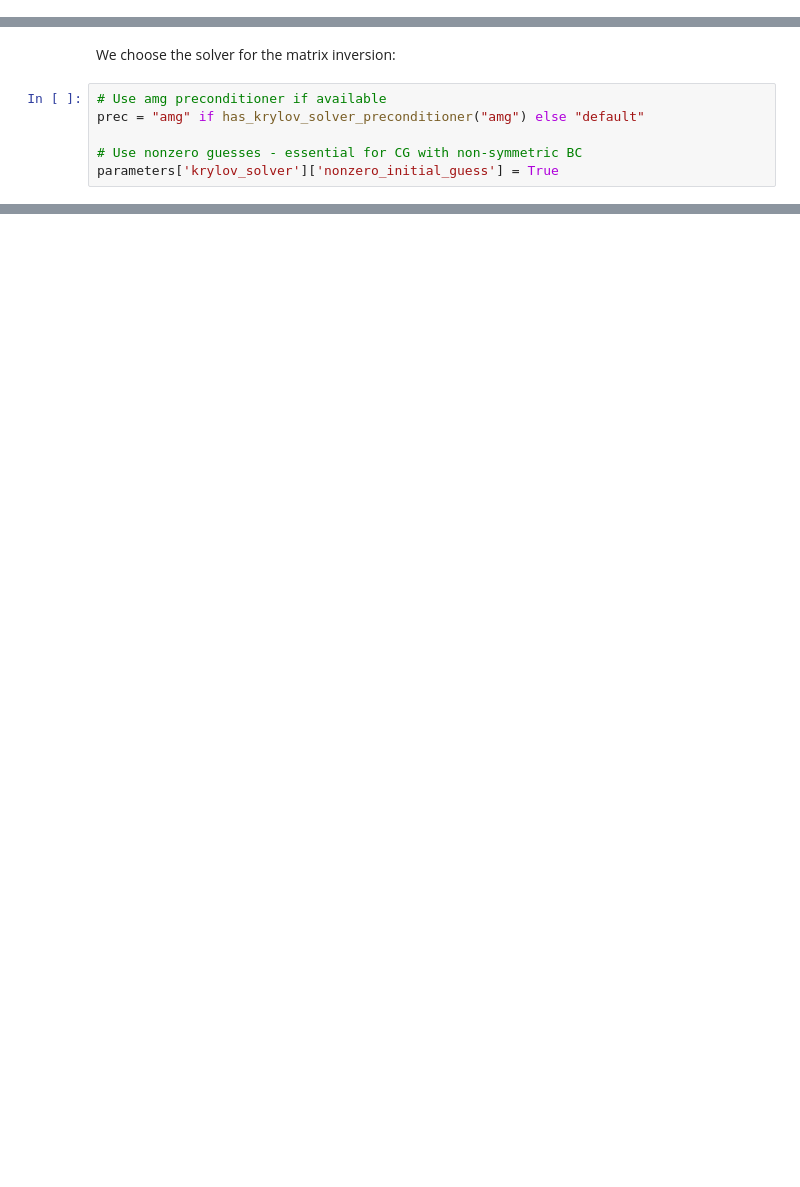
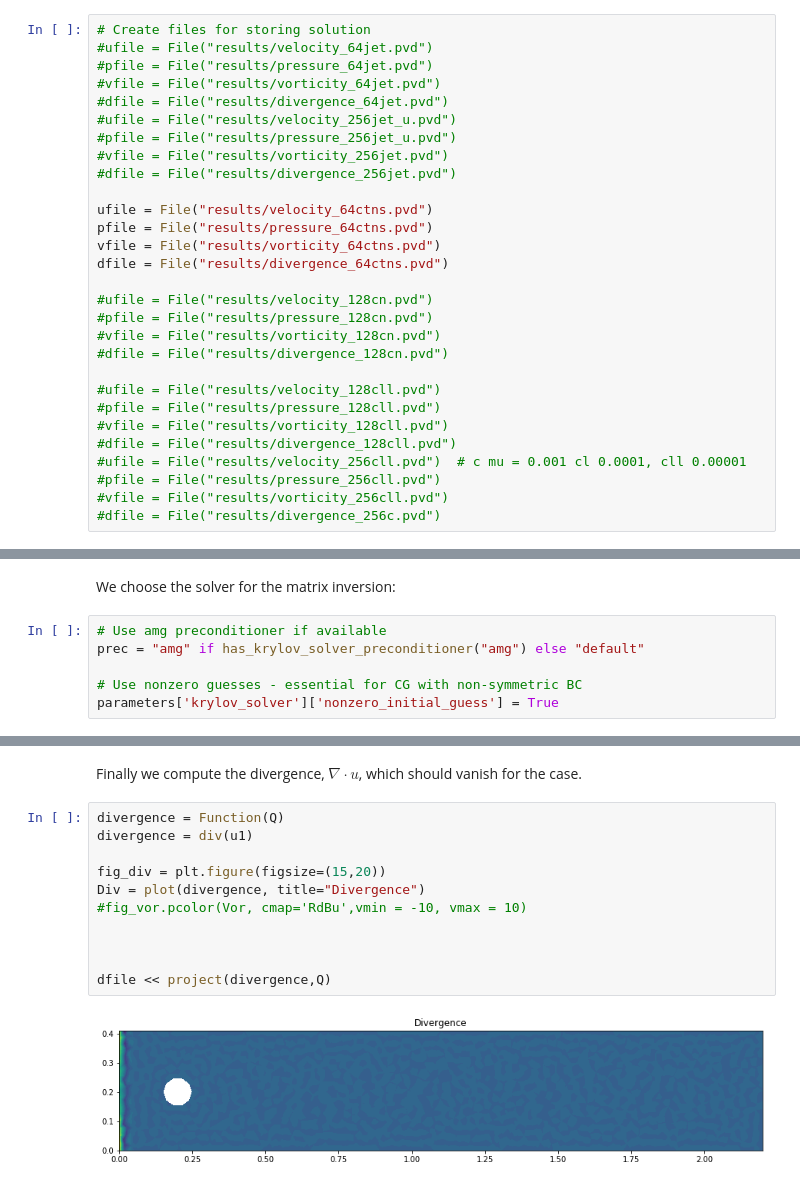
Before and after one commit to reula/Curso-Python, a Jupyter notebook: Fenics_tut/my_navier_stokes_cyl.ipynb, the cells around one changed output, grey strips where cells are left out. Saved outputs shown, nothing was run; the diff lists cells and outputs as text; blank space fills up the shorter version.

```diff
--- a/Fenics_tut/my_navier_stokes_cyl.ipynb
+++ b/Fenics_tut/my_navier_stokes_cyl.ipynb
@@ -132,5 +143,34 @@ plot(mesh)
 # %% [markdown]
 We now create the function spaces, notice the difference between the function spaces for the velocity and pressure spaces, not only on the geometrical character but also on the degree.
+# %%
+# Create files for storing solution
+#ufile = File("results/velocity_64jet.pvd")
+#pfile = File("results/pressure_64jet.pvd")
+#vfile = File("results/vorticity_64jet.pvd")
+#dfile = File("results/divergence_64jet.pvd")
+#ufile = File("results/velocity_256jet_u.pvd")
+#pfile = File("results/pressure_256jet_u.pvd")
+#vfile = File("results/vorticity_256jet.pvd")
+#dfile = File("results/divergence_256jet.pvd")
+
+ufile = File("results/velocity_64ctns.pvd")
+pfile = File("results/pressure_64ctns.pvd")
+vfile = File("results/vorticity_64ctns.pvd")
+dfile = File("results/divergence_64ctns.pvd")
+
+#ufile = File("results/velocity_128cn.pvd")
+#pfile = File("results/pressure_128cn.pvd")
+#vfile = File("results/vorticity_128cn.pvd")
+#dfile = File("results/divergence_128cn.pvd")
+
+#ufile = File("results/velocity_128cll.pvd")
+#pfile = File("results/pressure_128cll.pvd")
+#vfile = File("results/vorticity_128cll.pvd")
+#dfile = File("results/divergence_128cll.pvd")
+#ufile = File("results/velocity_256cll.pvd")  # c mu = 0.001 cl 0.0001, cll 0.00001
+#pfile = File("results/pressure_256cll.pvd")
+#vfile = File("results/vorticity_256cll.pvd")
+#dfile = File("results/divergence_256c.pvd")
 # %%
 # Define function spaces (P2-P1)
 V = VectorFunctionSpace(mesh, "Lagrange", 2)
@@ -413,0 +496,15 @@ NameError: name 'Vor' is not defined
+# %% [markdown]
+Finally we compute the divergence, $\nabla \cdot u$, which should vanish for the case.
+# %%
+divergence = Function(Q)
+divergence = div(u1)
+
+fig_div = plt.figure(figsize=(15,20))
+Div = plot(divergence, title="Divergence")
+#fig_vor.pcolor(Vor, cmap='RdBu',vmin = -10, vmax = 10)
+
+
+
+dfile << project(divergence,Q)
+# %% [output]
+[figure, added]
```
Also changed, not shown: parts of 21 cells of this notebook, 2 other files.
